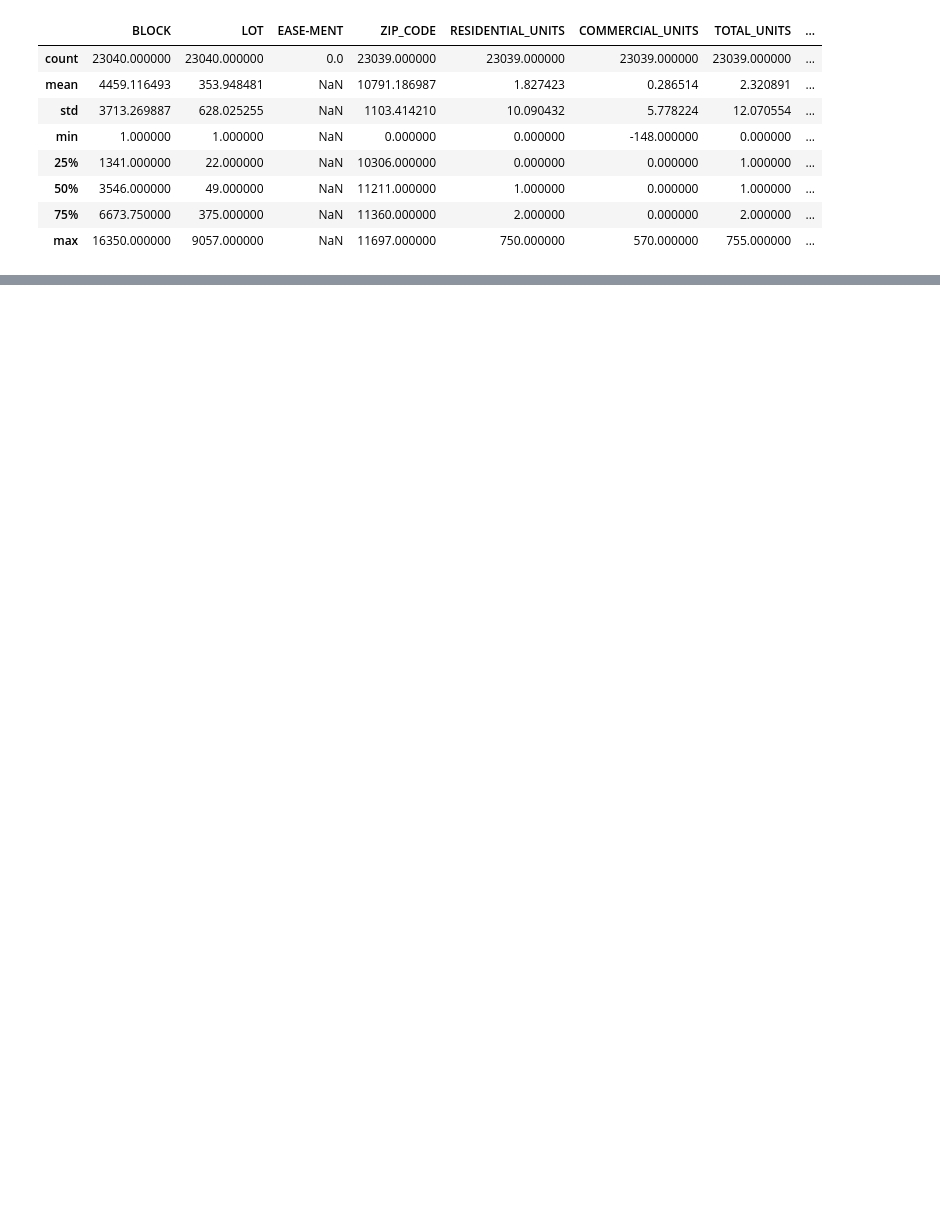
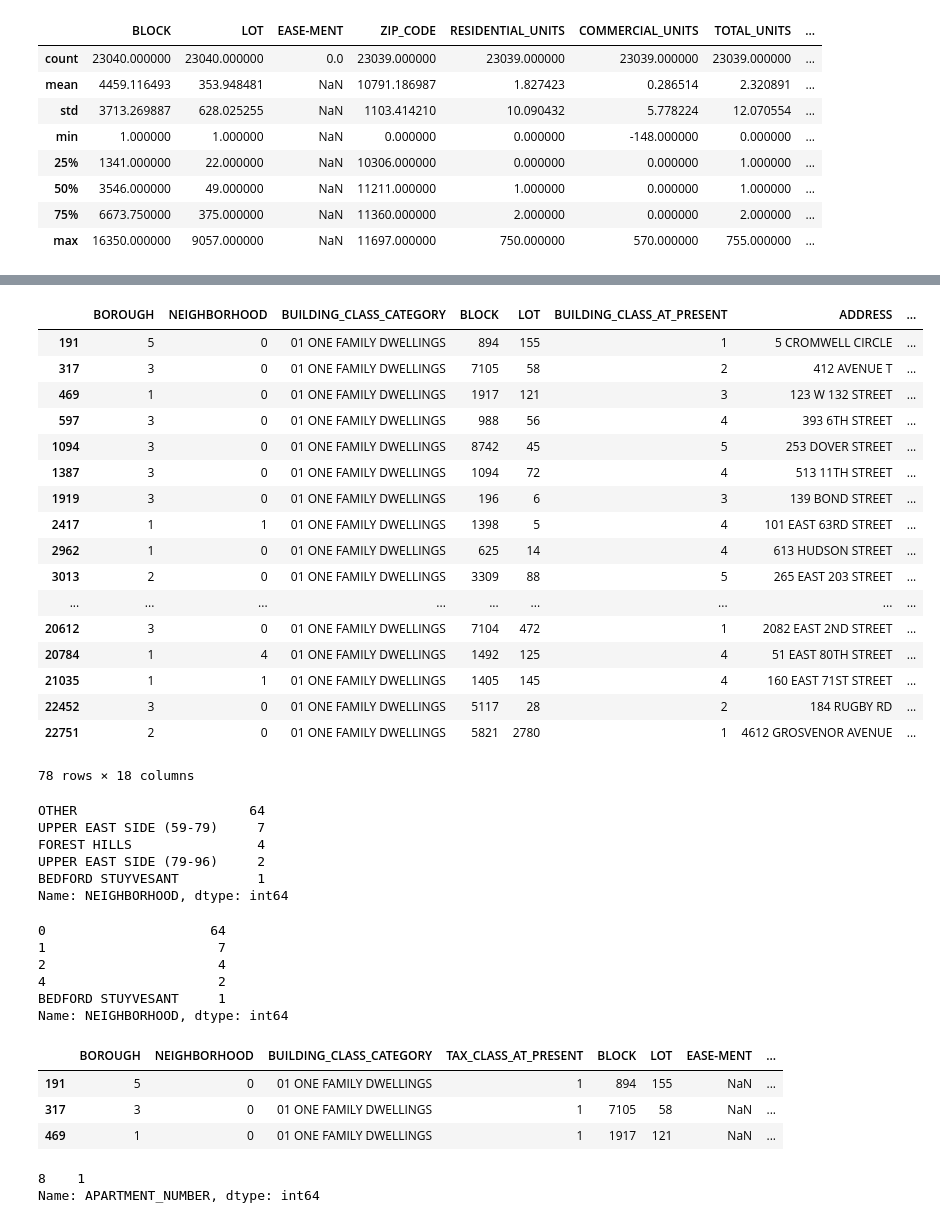
Before and after one commit to qweliant/DS-Unit-2-Regression-Classification, a Jupyter notebook: module3/assignment_regression_classification_3.ipynb, the cells around one changed output, grey strips where cells are left out. Saved outputs shown, nothing was run; the diff lists cells and outputs as text; code cells hidden in the pictures; blank space fills up the shorter version.

```diff
--- a/module3/assignment_regression_classification_3.ipynb
+++ b/module3/assignment_regression_classification_3.ipynb
@@ -136,0 +145,5 @@ df.describe()
+# %%
+df2 = df[one_family_dwelling]
+cut = (df2.SALE_PRICE > 100000) & (df2.SALE_PRICE > 2000000)
+print(df2.shape)
+df2.head()
@@ -136,0 +158,4 @@ df.describe()
+# %%
+df2 = df2[cut]
+print(df2.shape)
+df2.head()
@@ -136,0 +170,3 @@ df.describe()
+# %%
+df2.LAND_SQUARE_FEET = [ float(i.replace(',','')) for i in df2.LAND_SQUARE_FEET]
+df2.dtypes
@@ -136,0 +200,3 @@ df.describe()
+# %%
+# drop becasue it goes hand in hand with BUILDING_CLASS_CATEGORY, EASE-MENT becasue its mostly NaNs
+df2.drop(columns=['TAX_CLASS_AT_PRESENT', 'EASE-MENT', 'APARTMENT_NUMBER'], inplace=True)
@@ -136,0 +233,52 @@ df.describe()
+# %%
+df2.replace({'A3':1, 'A7':2, 'A9':3, 'A4':4, 'A1':5, 'S1':6, 'S0':7, 'A5':8})
+# %% [output]
+|  | BOROUGH | NEIGHBORHOOD | BUILDING_CLASS_CATEGORY | BLOCK | LOT | BUILDING_CLASS_AT_PRESENT | ADDRESS | ... |
+| 191 | 5 | 0 | 01 ONE FAMILY DWELLINGS | 894 | 155 | 1 | 5 CROMWELL CIRCLE | ... |
+| 317 | 3 | 0 | 01 ONE FAMILY DWELLINGS | 7105 | 58 | 2 | 412 AVENUE T | ... |
+| 469 | 1 | 0 | 01 ONE FAMILY DWELLINGS | 1917 | 121 | 3 | 123 W 132 STREET | ... |
+| 597 | 3 | 0 | 01 ONE FAMILY DWELLINGS | 988 | 56 | 4 | 393 6TH STREET | ... |
+| 1094 | 3 | 0 | 01 ONE FAMILY DWELLINGS | 8742 | 45 | 5 | 253 DOVER STREET | ... |
+| 1387 | 3 | 0 | 01 ONE FAMILY DWELLINGS | 1094 | 72 | 4 | 513 11TH STREET | ... |
+| 1919 | 3 | 0 | 01 ONE FAMILY DWELLINGS | 196 | 6 | 3 | 139 BOND STREET | ... |
+| 2417 | 1 | 1 | 01 ONE FAMILY DWELLINGS | 1398 | 5 | 4 | 101 EAST 63RD STREET | ... |
+| 2962 | 1 | 0 | 01 ONE FAMILY DWELLINGS | 625 | 14 | 4 | 613 HUDSON STREET | ... |
+| 3013 | 2 | 0 | 01 ONE FAMILY DWELLINGS | 3309 | 88 | 5 | 265 EAST 203 STREET | ... |
+| ... | ... | ... | ... | ... | ... | ... | ... | ... |
+| 20612 | 3 | 0 | 01 ONE FAMILY DWELLINGS | 7104 | 472 | 1 | 2082 EAST 2ND STREET | ... |
+| 20784 | 1 | 4 | 01 ONE FAMILY DWELLINGS | 1492 | 125 | 4 | 51 EAST 80TH STREET | ... |
+| 21035 | 1 | 1 | 01 ONE FAMILY DWELLINGS | 1405 | 145 | 4 | 160 EAST 71ST STREET | ... |
+| 22452 | 3 | 0 | 01 ONE FAMILY DWELLINGS | 5117 | 28 | 2 | 184 RUGBY RD | ... |
+| 22751 | 2 | 0 | 01 ONE FAMILY DWELLINGS | 5821 | 2780 | 1 | 4612 GROSVENOR AVENUE | ... |
+78 rows × 18 columns
+# %%
+df2.NEIGHBORHOOD.value_counts()
+# %% [output]
+OTHER                      64
+UPPER EAST SIDE (59-79)     7
+FOREST HILLS                4
+UPPER EAST SIDE (79-96)     2
+BEDFORD STUYVESANT          1
+Name: NEIGHBORHOOD, dtype: int64
+# %%
+df2.NEIGHBORHOOD.replace({'OTHER': 1, 'UPPER EAST SIDE (59-79)': 2, 'FOREST HILLS':3,  'UPPER EAST SIDE (79-96)':4,  'UPPER EAST SIDE (79-96)':5 , 'BEDFORD STUYVESANT':6}, inplace=True)
+df2.NEIGHBORHOOD.value_counts()
+# %% [output]
+0                     64
+1                      7
+2                      4
+4                      2
+BEDFORD STUYVESANT     1
+Name: NEIGHBORHOOD, dtype: int64
+# %%
+df2.head(3)
+# %% [output]
+|  | BOROUGH | NEIGHBORHOOD | BUILDING_CLASS_CATEGORY | TAX_CLASS_AT_PRESENT | BLOCK | LOT | EASE-MENT | ... |
+| 191 | 5 | 0 | 01 ONE FAMILY DWELLINGS | 1 | 894 | 155 | NaN | ... |
+| 317 | 3 | 0 | 01 ONE FAMILY DWELLINGS | 1 | 7105 | 58 | NaN | ... |
+| 469 | 1 | 0 | 01 ONE FAMILY DWELLINGS | 1 | 1917 | 121 | NaN | ... |
+# %%
+df2.APARTMENT_NUMBER.value_counts()
+# %% [output]
+8    1
+Name: APARTMENT_NUMBER, dtype: int64
```
Also changed, not shown: parts of 14 cells of this notebook.
